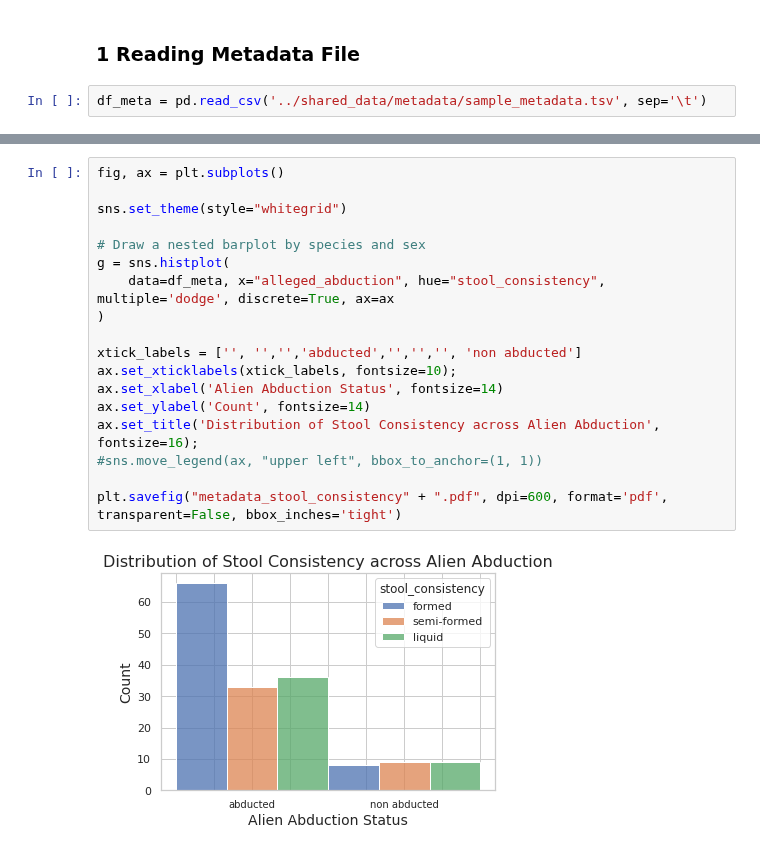
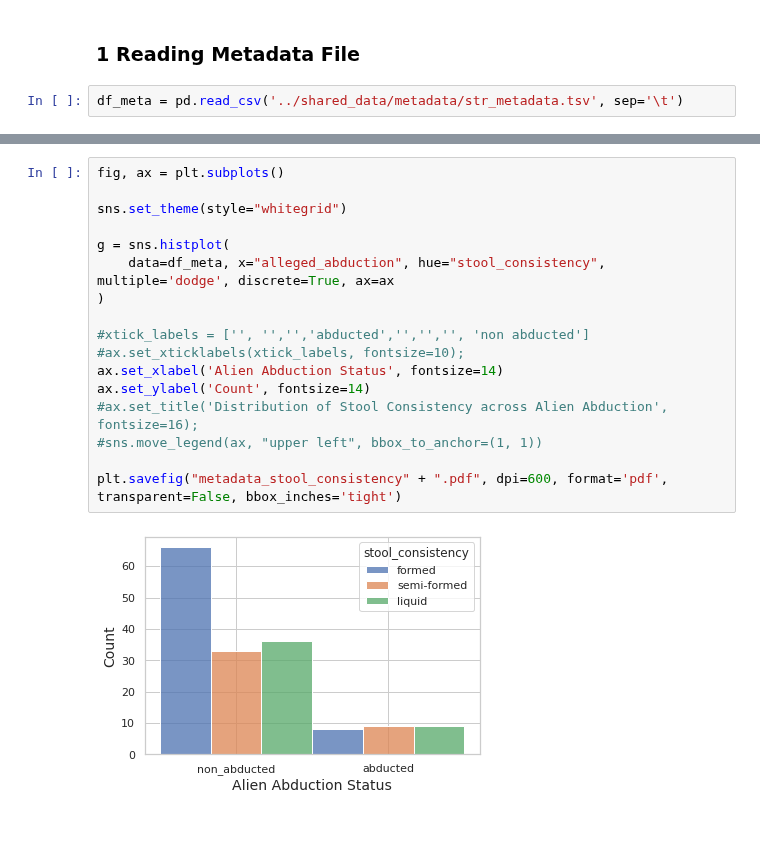
Before and after one commit to banucavlak/alien-cancer-cure, a Jupyter notebook: plots/metadata_plots.ipynb, the cells around one changed output, grey strips where cells are left out. Cells and saved outputs as stored; diff of their text form.

```diff
--- a/plots/metadata_plots.ipynb
+++ b/plots/metadata_plots.ipynb
@@ -9,7 +9,7 @@ import matplotlib.pyplot as plt
 # %% [markdown]
 ### **1 Reading Metadata File**
 # %%
-df_meta = pd.read_csv('../shared_data/metadata/sample_metadata.tsv', sep='\t')
+df_meta = pd.read_csv('../shared_data/metadata/str_metadata.tsv', sep='\t')
 # %%
 df_meta.head()
 # %% [output]
@@ -84,20 +81,19 @@ plt.savefig("metadata_categorical_time" + ".pdf", dpi=600, format='pdf', transpa
 # %%
 fig, ax = plt.subplots()
 
 sns.set_theme(style="whitegrid")
 
-# Draw a nested barplot by species and sex
 g = sns.histplot(
     data=df_meta, x="alleged_abduction", hue="stool_consistency", multiple='dodge', discrete=True, ax=ax
 )
 
-xtick_labels = ['', '','','abducted','','','', 'non abducted']
-ax.set_xticklabels(xtick_labels, fontsize=10);
+#xtick_labels = ['', '','','abducted','','','', 'non abducted']
+#ax.set_xticklabels(xtick_labels, fontsize=10);
 ax.set_xlabel('Alien Abduction Status', fontsize=14)
 ax.set_ylabel('Count', fontsize=14)
-ax.set_title('Distribution of Stool Consistency across Alien Abduction', fontsize=16);
+#ax.set_title('Distribution of Stool Consistency across Alien Abduction', fontsize=16);
 #sns.move_legend(ax, "upper left", bbox_to_anchor=(1, 1))
 
 plt.savefig("metadata_stool_consistency" + ".pdf", dpi=600, format='pdf', transparent=False, bbox_inches='tight')
 # %% [output]
-[figure, old version]
+[figure, new version]
```
Also changed, not shown: parts of 5 cells of this notebook, 7 other files.
